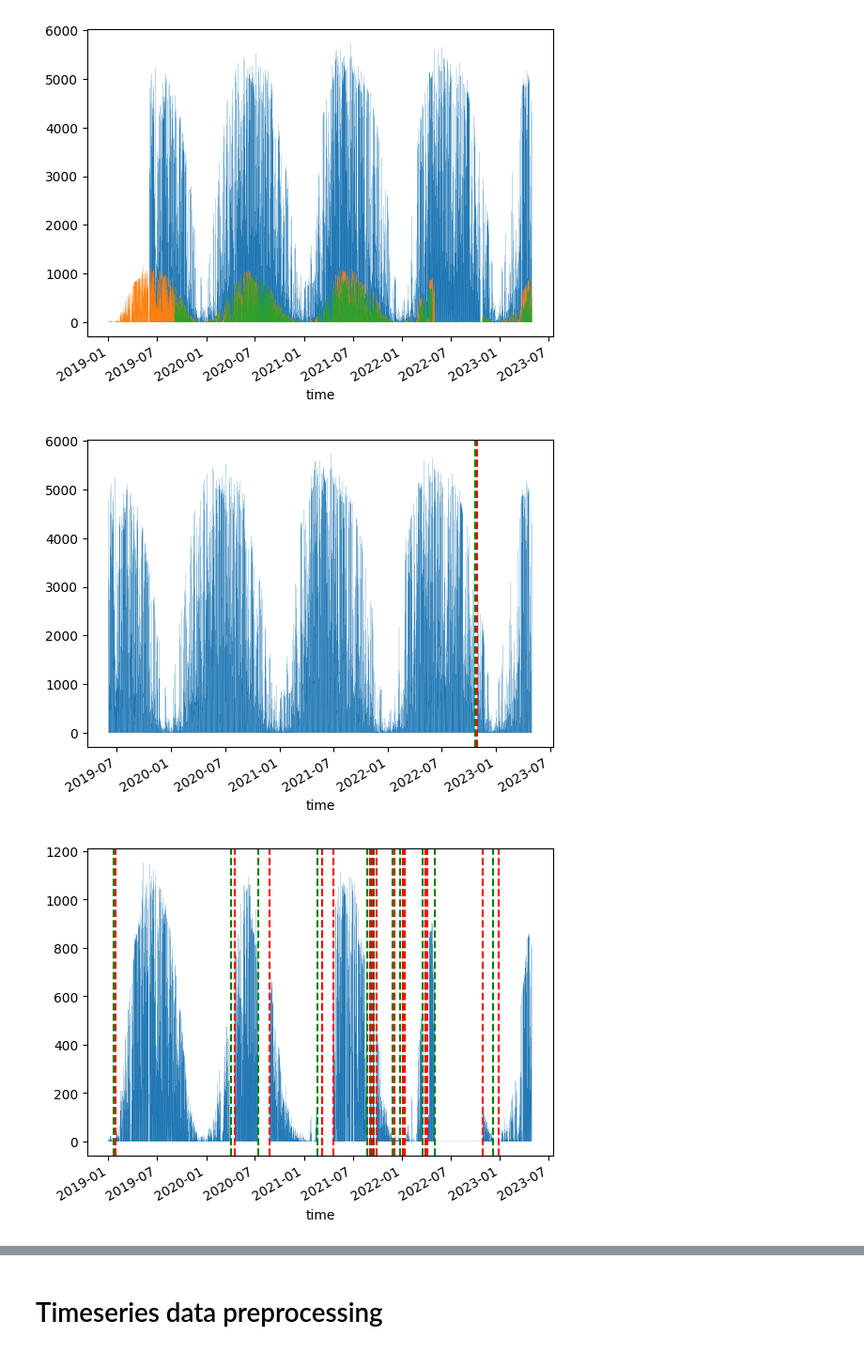
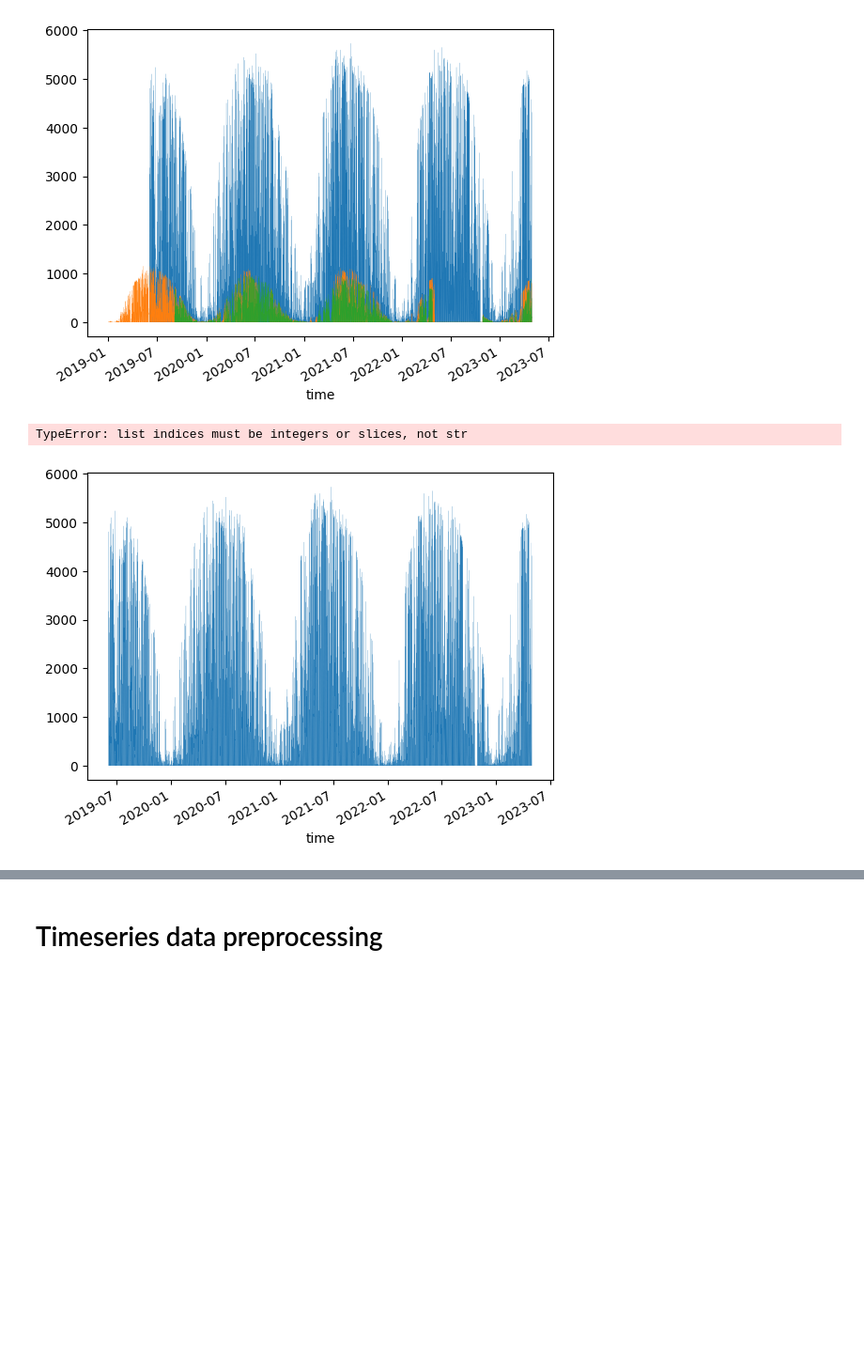
Before and after one commit to jkbch/machine_learning_exam, a Jupyter notebook: Jakob_notebook.ipynb, the cells around one changed output, grey strips where cells are left out. Shown at 94% size. Saved outputs shown, nothing was run; the diff lists cells and outputs as text; code cells hidden in the pictures; blank space fills up the shorter version.

```diff
--- a/Jakob_notebook.ipynb
+++ b/Jakob_notebook.ipynb
@@ -205,8 +205,7 @@ train_data, test_data = preprocess_raw_data(raw_data)
 Gap detection
 # %%
 def detect_timeseries_gaps(data, target, min_gap_interval):
-    gaps_start_dates = []
-    gaps_end_dates = []
+    gaps_date = []
 
     start_date = data.index[0]
     start_val = data[target].iloc[0]
@@ -216,27 +215,21 @@ def detect_timeseries_gaps(data, target, min_gap_interval):
 
         if(val != start_val and not math.isnan(val)):
             if(date - start_date > min_gap_interval):
-                gaps_start_dates.append(start_date)
-                gaps_end_dates.append(date)
+                gaps_date.append((start_date, date))
 
             start_date = date
             start_val = val
 
-    return gaps_start_dates, gaps_end_dates
+    return gaps_date
 
 gaps = {}
 for loc in ["A", "B", "C"]:
-    gaps[loc] = {}
-
-    gaps_start_dates, gaps_end_dates = detect_timeseries_gaps(
+    gaps[loc] = detect_timeseries_gaps(
         data = train_data[loc],
         target = "pv_measurement",
-        min_gap_interval = pd.Timedelta(days=5)
+        min_gap_interval = pd.Timedelta(days=10)
     )
 
-    gaps[loc]["start_dates"] = gaps_start_dates
-    gaps[loc]["end_dates"] = gaps_end_dates
-
-    display(loc, list(zip(gaps_start_dates, gaps_end_dates)))
+    display(loc, gaps[loc])
 # %% [output]
 'A'
@@ -282,14 +263,12 @@ plt.show()
 # %%
 for loc in ["A", "B", "C"]:
     ax = train_data[loc]["pv_measurement"].dropna().plot(lw=0.1)
 
-    for date in gaps[loc]["start_dates"]:
-        plt.axvline(date, linestyle='--', color="green")
-
-    for date in gaps[loc]["end_dates"]:
-        plt.axvline(date, linestyle='--', color="red")
+    for start_date, end_date in gaps[loc]:
+        plt.axvline(start_date, linestyle='--', color="green")
+        plt.axvline(end_date, linestyle='--', color="red")
 
     plt.show()
 # %% [output]
+TypeError: list indices must be integers or slices, not str
-[figure, old version]
+[figure, new version]
-[figure, removed]
```
Also changed, not shown: parts of 12 cells of this notebook.
